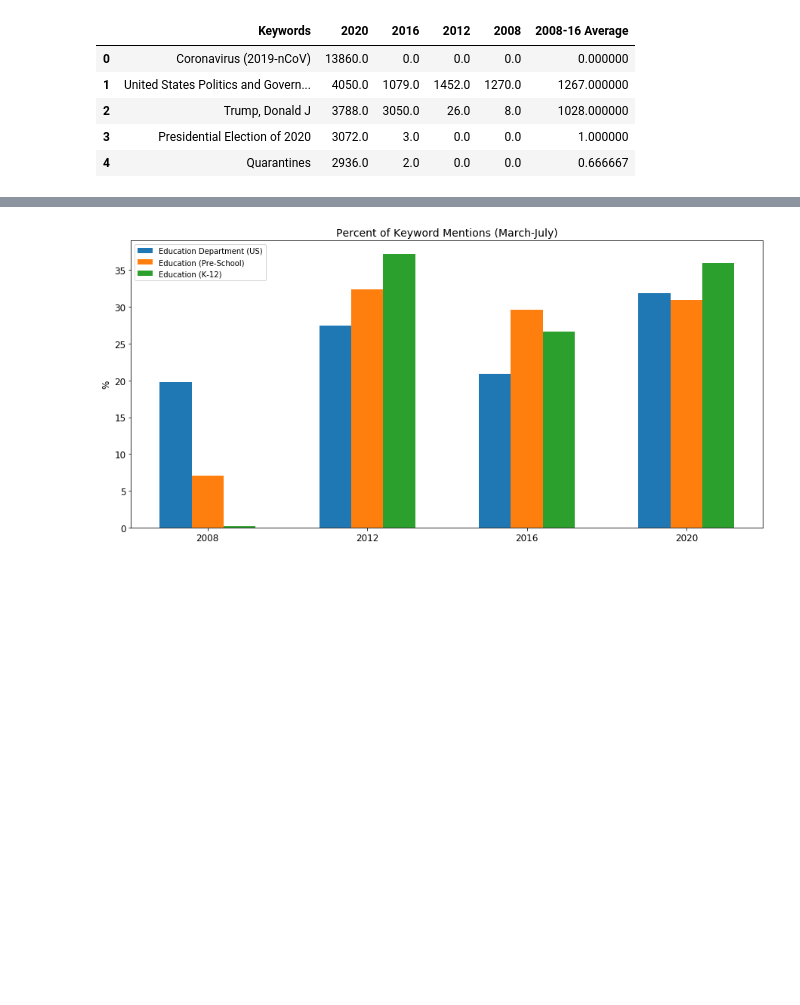
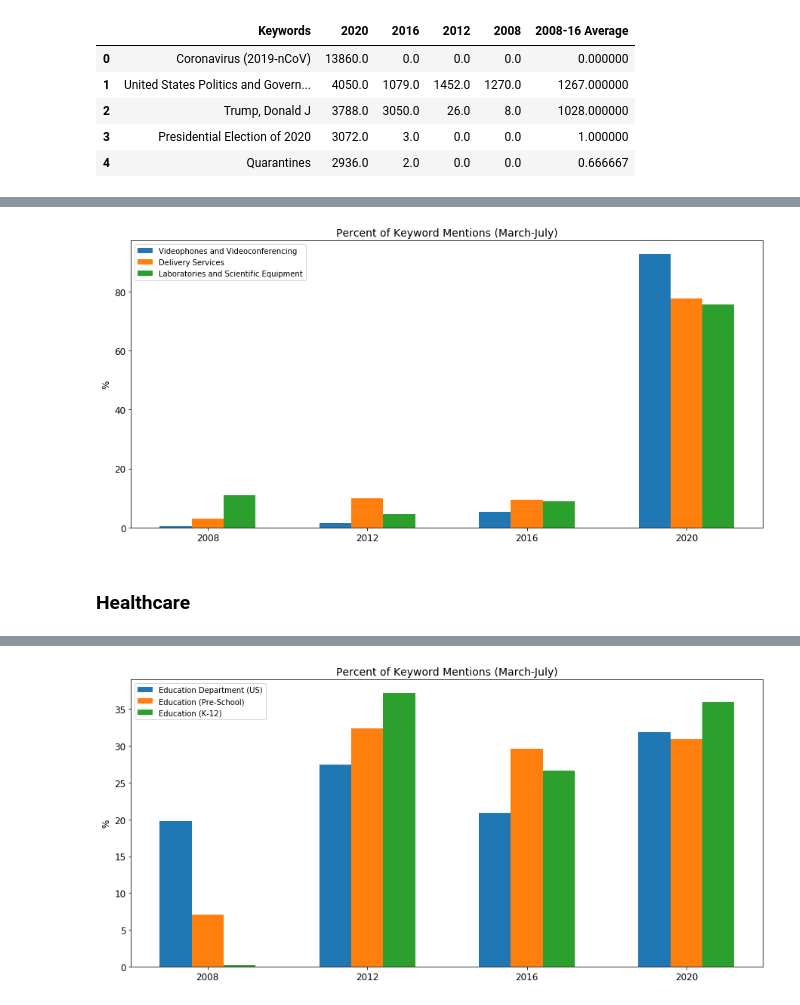
Before and after one commit to RoarkJ/NYT-Keyword-Analysis, a Jupyter notebook: plotting.ipynb, the cells around one changed output, grey strips where cells are left out. Drawn from its saved outputs; the diff is of its cells as text; code cells hidden in the pictures; blank space fills up the shorter version.

```diff
--- a/plotting.ipynb
+++ b/plotting.ipynb
@@ -94,0 +204,6 @@ def plot_two_keywords(keyword_1,keyword_2):
+# %%
+plot_three_keywords("Videophones and Videoconferencing","Delivery Services","Laboratories and Scientific Equipment")
+# %% [output]
+[figure, added]
+# %% [markdown]
+### Healthcare
```
Also changed, not shown: parts of 31 cells of this notebook.
